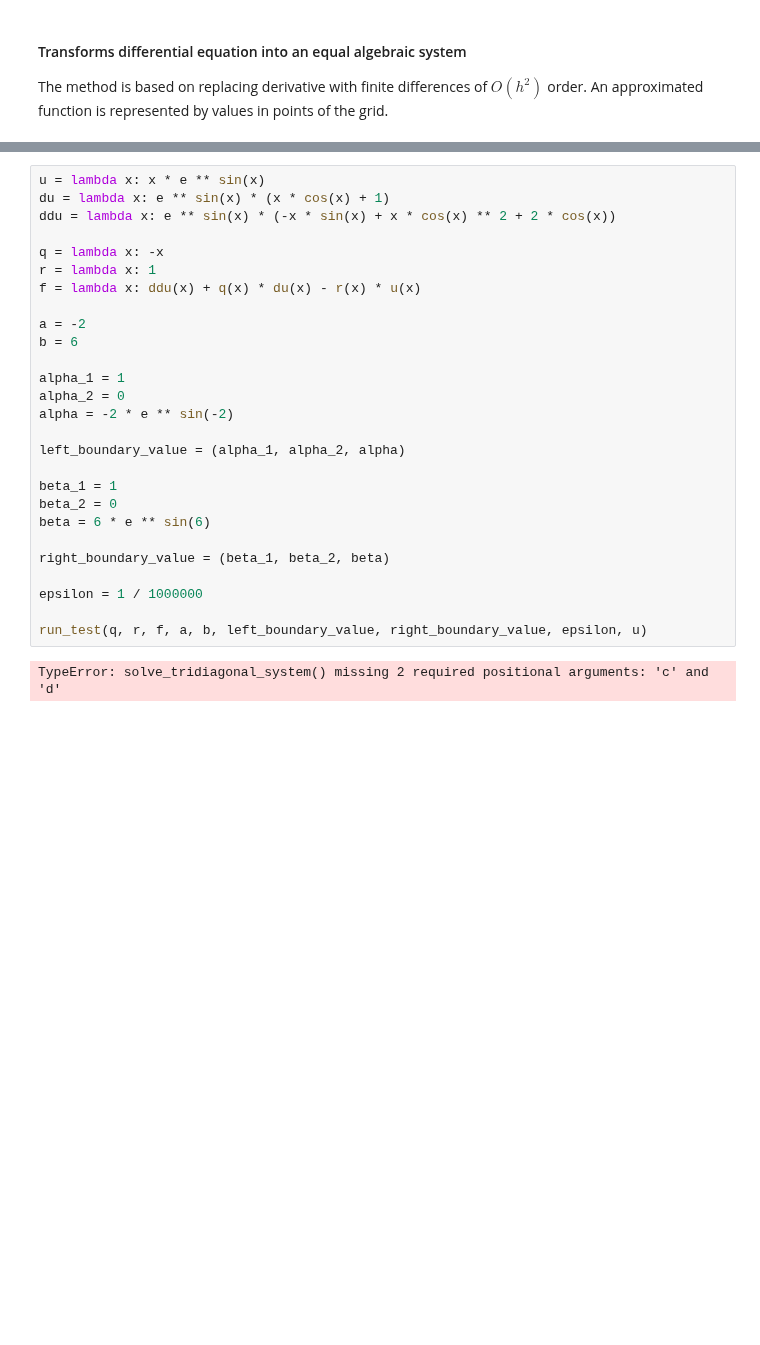
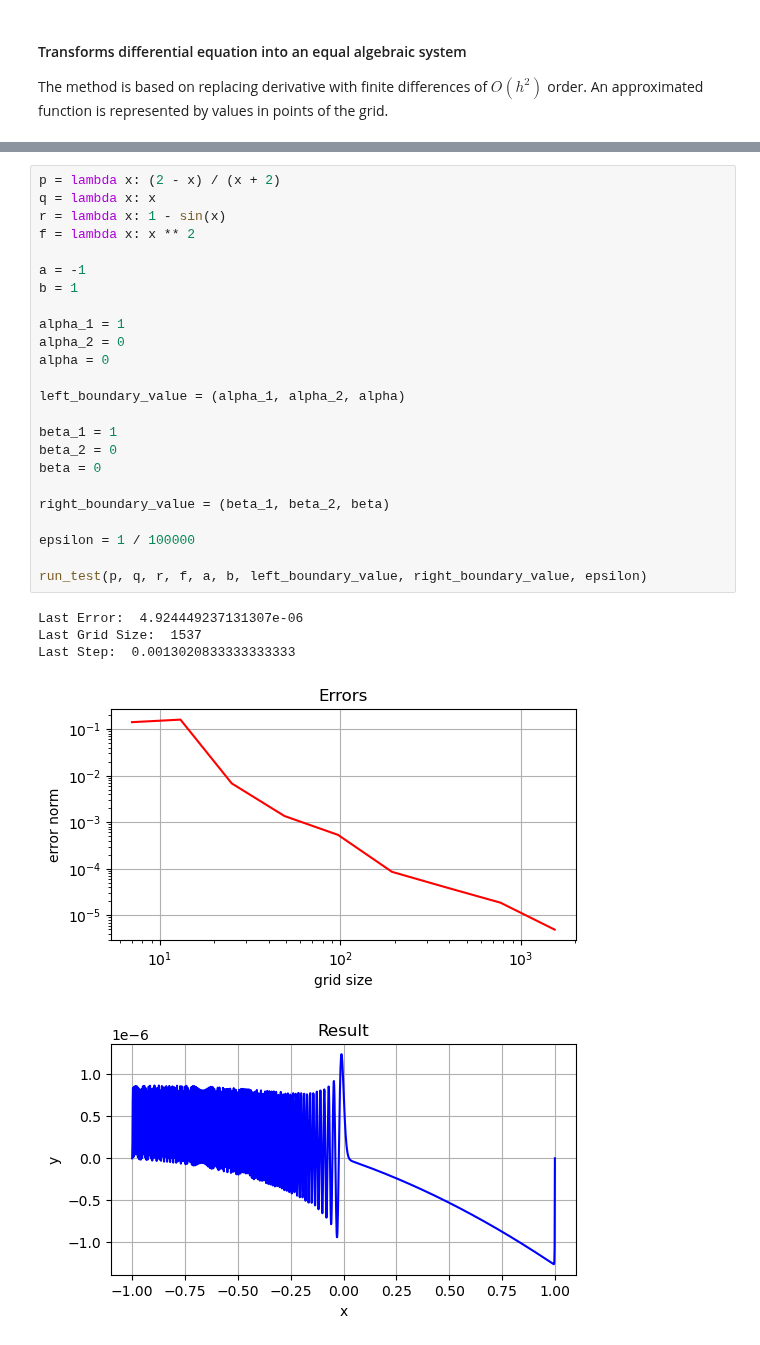
Before and after one commit to Alexander-Ploskin/ComputationMethods, a Jupyter notebook: Task1.ipynb, the cells around one changed output, grey strips where cells are left out. Drawn from its saved outputs; the diff is of its cells as text; blank space fills up the shorter version.

```diff
--- a/Task1.ipynb
+++ b/Task1.ipynb
@@ -297,29 +259,30 @@ $ \varepsilon = 10^{-6} $
 # %%
-u = lambda x: x * e ** sin(x)
-du = lambda x: e ** sin(x) * (x * cos(x) + 1)
-ddu = lambda x: e ** sin(x) * (-x * sin(x) + x * cos(x) ** 2 + 2 * cos(x))
+p = lambda x: (2 - x) / (x + 2)
+q = lambda x: x
+r = lambda x: 1 - sin(x)
+f = lambda x: x ** 2
 
-q = lambda x: -x
-r = lambda x: 1
-f = lambda x: ddu(x) + q(x) * du(x) - r(x) * u(x)
-
-a = -2
-b = 6
+a = -1
+b = 1
 
 alpha_1 = 1
 alpha_2 = 0
-alpha = -2 * e ** sin(-2)
+alpha = 0
 
 left_boundary_value = (alpha_1, alpha_2, alpha)
 
 beta_1 = 1
 beta_2 = 0
-beta = 6 * e ** sin(6)
+beta = 0
 
 right_boundary_value = (beta_1, beta_2, beta)
 
-epsilon = 1 / 1000000
+epsilon = 1 / 100000
 
-run_test(q, r, f, a, b, left_boundary_value, right_boundary_value, epsilon, u)
+run_test(p, q, r, f, a, b, left_boundary_value, right_boundary_value, epsilon)
 # %% [output]
-TypeError: solve_tridiagonal_system() missing 2 required positional arguments: 'c' and 'd'
+Last Error:  4.924449237131307e-06
+Last Grid Size:  1537
+Last Step:  0.0013020833333333333
+[figure, added]
+[figure, added]
```
Also changed, not shown: parts of 17 cells of this notebook.
